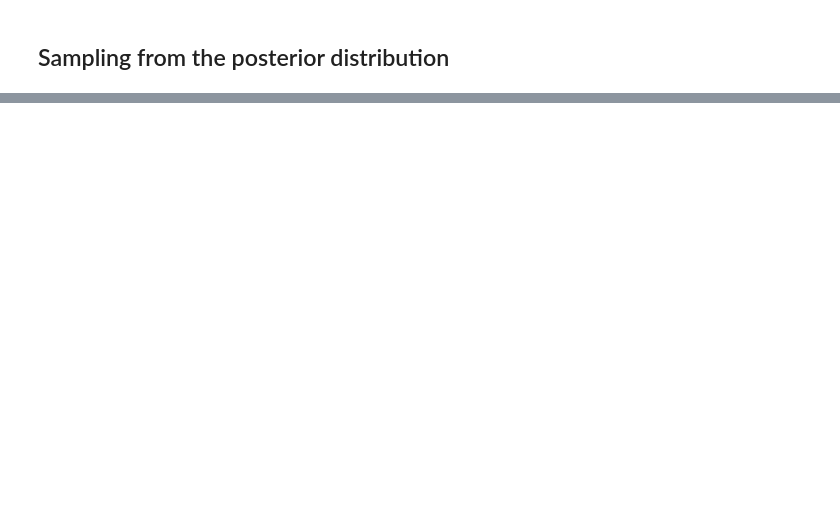
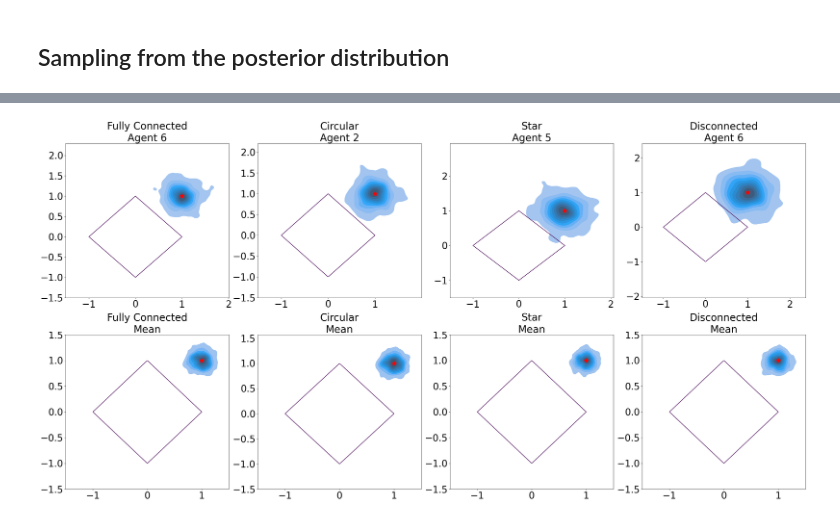
Before and after one commit to rispace/Decentralized-proximal-SGLD, a Jupyter notebook: higherdim.ipynb, the cells around one changed output, grey strips where cells are left out. Cells and saved outputs as stored; diff of their text form; code cells hidden in the pictures; blank space fills up the shorter version.

```diff
--- a/higherdim.ipynb
+++ b/higherdim.ipynb
@@ -76,8 +80,2 @@ plt.show()
 # %% [markdown]
 ## Sampling from the posterior distribution
-# %%
-model = BayesianRegression(X=X, y=y, lp=2, s=s)
-# %%
-history_all, beta_mean_all = model.sample_parameters(
-    method='dpsgld', iterations=100
-)
@@ -97,0 +140,9 @@ my_chain.shape
+# %%
+lp = 1
+s = 1
+regression_run(
+    X=X, y=y, N=500, n_iteration=100, lp=lp, s=s, batch_size=1,
+    gamma=1e-3, sigma=.9, eta=5e-6
+)
+# %% [output]
+[figure, added]
```
Also changed, not shown: parts of 9 cells of this notebook, 3 other files.
